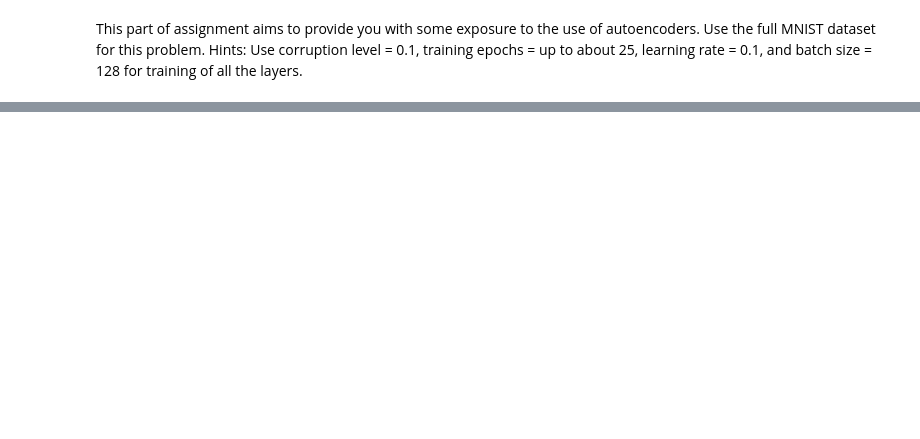
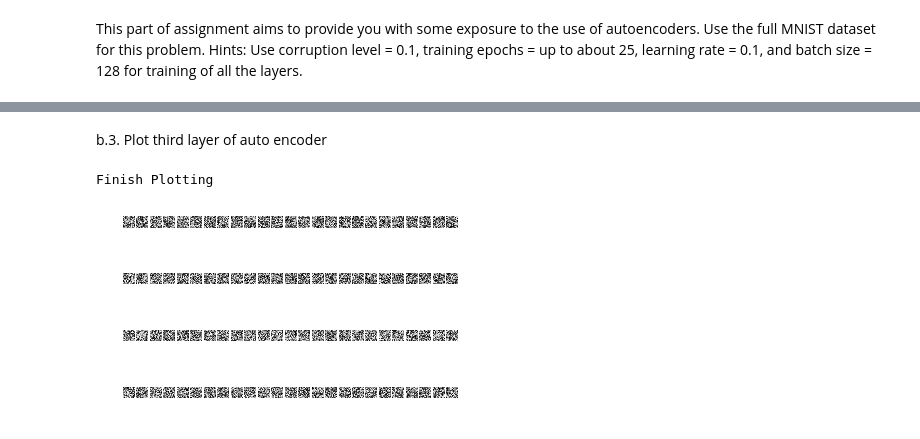
Before and after one commit to edwardsujono/neural_network_deep_cnn_autoencoder, a Jupyter notebook: Auto Encoder.ipynb, the cells around one changed output, grey strips where cells are left out. Cells and saved outputs as stored; diff of their text form; code cells hidden in the pictures; blank space fills up the shorter version.

```diff
--- a/Auto Encoder.ipynb
+++ b/Auto Encoder.ipynb
@@ -43,0 +453,16 @@ class SoftmaxWithAutoEncoder:
+# %% [markdown]
+b.3. Plot third layer of auto encoder
+# %%
+%matplotlib inline
+number_layer = 2
+visualizer.show_plot\
+    (list_data=list_hidden_layer[number_layer],
+     data=list_weights[number_layer],
+     figure_name="project_b/images/1b_auto_first.png",
+     number_column=number_column,
+     limit_image=100,
+     size=int(math.sqrt(list_hidden_layer[number_layer-1]))
+)
+# %% [output]
+Finish Plotting
+[figure, added]
```
Also changed, not shown: parts of 47 cells of this notebook, 14 other files.
